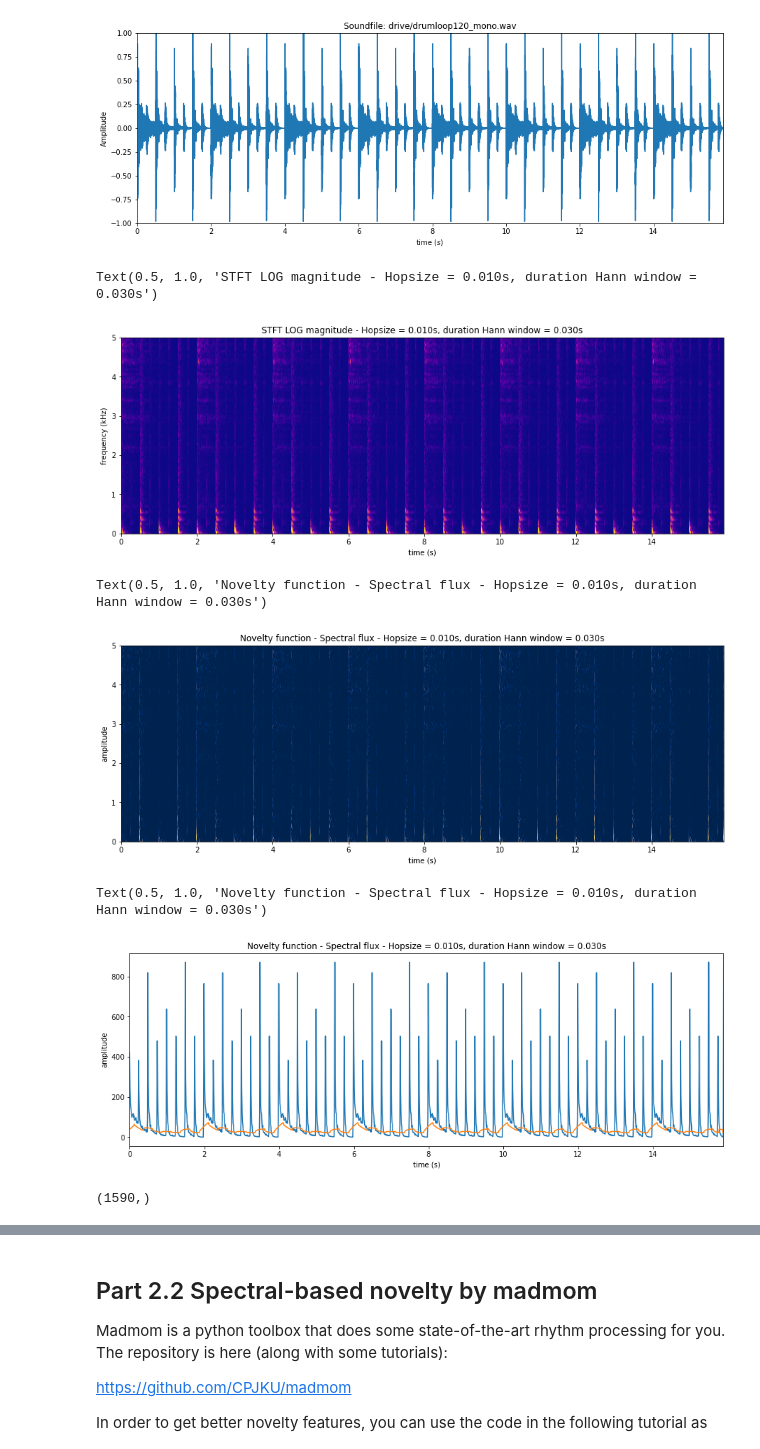
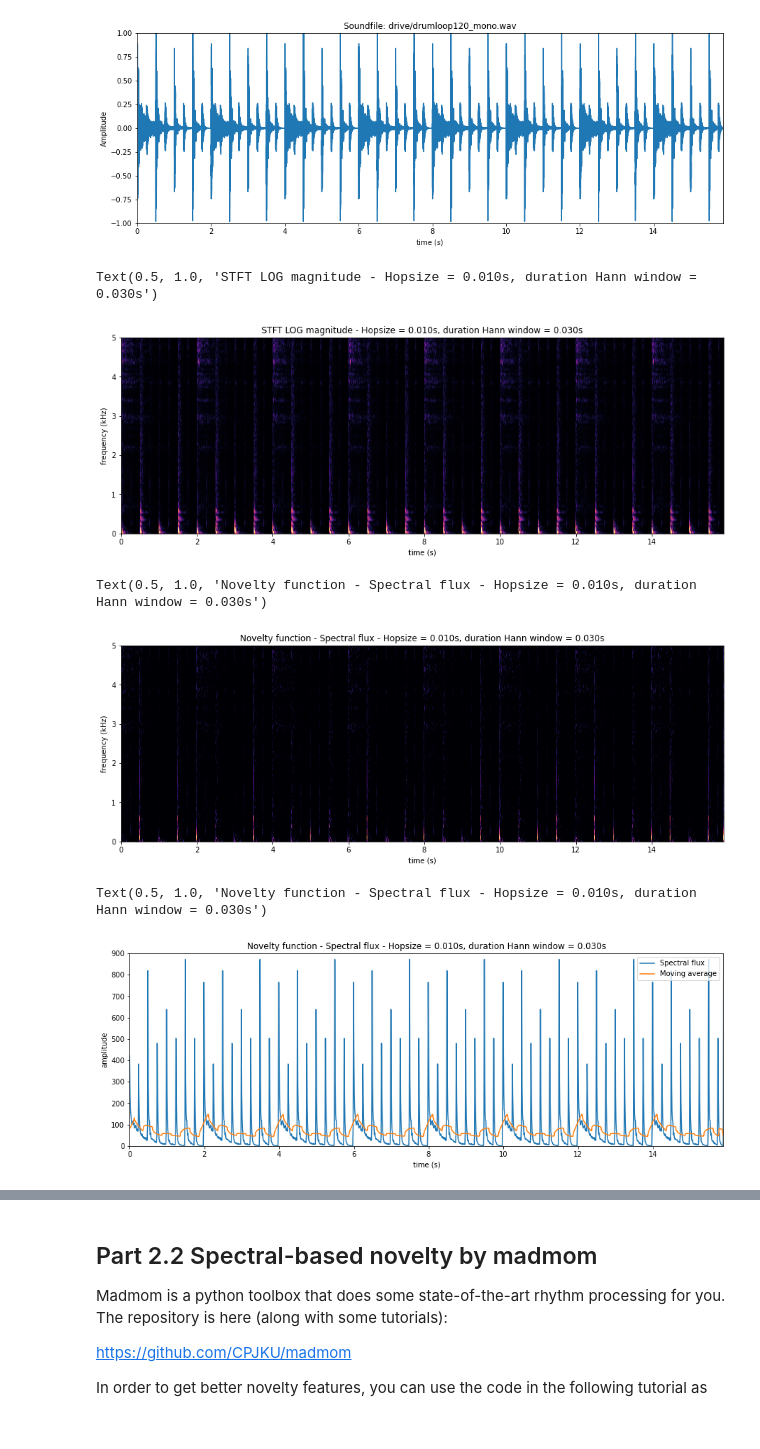
Before and after one commit to sergi-andreu/MusicInformatics, a Jupyter notebook: Lab 3 Beat Detection/DT2470_lab03_Carsten_Sergi.ipynb, the cells around one changed output, grey strips where cells are left out. Saved outputs shown, nothing was run; the diff lists cells and outputs as text; code cells hidden in the pictures.

```diff
--- a/Lab 3 Beat Detection/DT2470_lab03_Carsten_Sergi.ipynb
+++ b/Lab 3 Beat Detection/DT2470_lab03_Carsten_Sergi.ipynb
@@ -83,11 +83,17 @@ Do you observe any other problems with the obtained onset detection?
 # Getting the audio file (already downloaded)
 
 filepath = 'drive/drumloop120_mono.wav'
+# filepath = 'drive/cretansyrtos.wav'
+
 sound = pydub.AudioSegment.from_file(filepath, format="wav")
 
 sample_rate = sound.frame_rate
 duration    = sound.duration_seconds
-samples     = sound.get_array_of_samples()
+
+if sound.channels > 1:
+    sound = sound.split_to_mono()[0]
+
+samples = sound.get_array_of_samples()
 
 # Normalizing
 samples = np.array(samples) / sound.max_possible_amplitude
@@ -123,32 +129,41 @@ dB_mag_log_compr = np.log(1 + gamma * np.abs(Zxx))
 
 #Plotting
 fig, ax = plt.subplots(figsize=(15,5))
-im = ax.pcolormesh(t, f_kHz, dB_mag_log_compr, shading='nearest', cmap='plasma')
+im = ax.pcolormesh(t, f_kHz, dB_mag_log_compr, shading='nearest', cmap='magma')
 ax.set_xlabel('time (s)')
 ax.set_ylabel('frequency (kHz)')
 ax.set_ylim((0,5))
 ax.set_title(f'STFT LOG magnitude - Hopsize = 0.010s, duration Hann window = 0.030s')
 # %% [output]
 Text(0.5, 1.0, 'STFT LOG magnitude - Hopsize = 0.010s, duration Hann window = 0.030s')
-[figure, old version]
+[figure, new version]
 # %%
 # Novelty function with half-wave rectification
 
+def halfWaveRect(x):
+    return (x + np.abs(x))/2
+
 novelty = np.roll(dB_mag_log_compr,-1, axis=1) - dB_mag_log_compr
-noveltyHWR = (novelty + np.abs(novelty)) / 2
+noveltyHWR = halfWaveRect(novelty)
 
 #Plotting
 fig, ax = plt.subplots(figsize=(15,5))
-im = ax.pcolormesh(t, f_kHz, noveltyHWR, shading='nearest', cmap='cividis')
+im = ax.pcolormesh(t, f_kHz, noveltyHWR, shading='nearest', cmap='magma')
 ax.set_xlabel('time (s)')
 ax.set_ylabel('frequency (kHz)')
 ax.set_ylim((0,5))
 ax.set_title(f'Novelty function - Spectral flux - Hopsize = 0.010s, duration Hann window = 0.030s')
 # %% [output]
 Text(0.5, 1.0, 'Novelty function - Spectral flux - Hopsize = 0.010s, duration Hann window = 0.030s')
-[figure, old version]
+[figure, new version]
 # %%
 # Sum novelty over frequency onto time axis
+
+def movingAverage(x, M):
+    return np.convolve(x, np.ones(M), "same")/(M)
+
+def movingAverage2(x, M):
+    return (np.convolve(x, np.ones(M), "full")/(M))[(M-1):]
 
 noveltyHWR_time = np.sum(noveltyHWR, axis=0)
 
@@ -158,34 +173,26 @@ nr_samples = np.shape(noveltyHWR_time)[0]
 """
 Check what value is the best:: for size averaging window
 
-.
 You would usually choose a value that is related to a time duration larger than the STFT window.
 You need to take the average of a certain number of STFT windows at least. Experiment with values
 of about 100ms up to a second, and see what happens!
-
-
-.
-.
-.
-.
-.
 """
 
-size_averaging_window = 25
-moving_average = np.convolve(np.ones(size_averaging_window), noveltyHWR_time, 'same') / (2*size_averaging_window+1)
+size_averaging_window_seconds = 0.250     # seconds
+size_averaging_window = int(nr_samples / duration * size_averaging_window_seconds)
+novelty_moving_average = movingAverage(noveltyHWR_time, size_averaging_window)
+
 
 #Plotting
 fig, ax = plt.subplots(figsize=(15,5))
-ax.plot(t, noveltyHWR_time, '-')
-ax.plot(t, moving_average, '-')
+ax.plot(t, noveltyHWR_time, '-', label="Spectral flux")
+ax.plot(t, novelty_moving_average, '-', label="Moving average")
 ax.set_xlabel('time (s)')
+ax.set_ylabel('amplitude')
 ax.set_xlim(0,duration)
-ax.set_ylabel('amplitude')
+ax.set_ylim(0,900)
+ax.legend()
 ax.set_title(f'Novelty function - Spectral flux - Hopsize = 0.010s, duration Hann window = 0.030s')
 # %% [output]
 Text(0.5, 1.0, 'Novelty function - Spectral flux - Hopsize = 0.010s, duration Hann window = 0.030s')
-[figure, old version]
+[figure, new version]
-# %%
-nr_samples
-# %% [output]
-(1590,)
```
Also changed, not shown: parts of 8 cells of this notebook.
